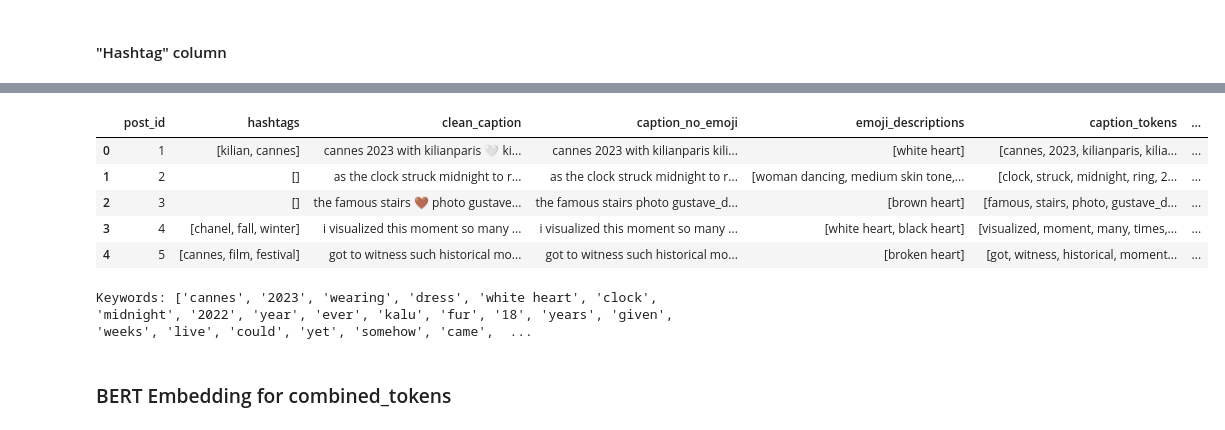
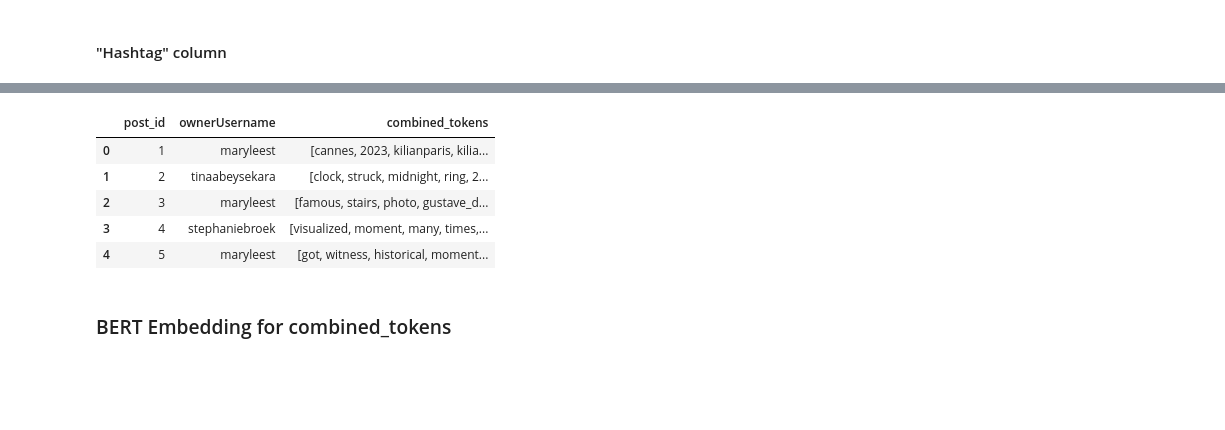
Before and after one commit to 23092003e/A-Fashion-Recommendation-System-via-Sequence-Mining-on-Social-Media-, a Jupyter notebook: notebooks/data_preprocess.ipynb, the cells around one changed output, grey strips where cells are left out. Cells and saved outputs as stored; diff of their text form; code cells hidden in the pictures; blank space fills up the shorter version.

```diff
--- a/notebooks/data_preprocess.ipynb
+++ b/notebooks/data_preprocess.ipynb
@@ -31,7 +31,7 @@ True
 posts_path =r"C:\Users\ADMIN\Desktop\ITDSIU21099_HoangVanManh\Fashion-Marketing-Automation-Solutions\data\processed\posts.csv"
 df = pd.read_csv(r"C:\Users\ADMIN\Desktop\ITDSIU21099_HoangVanManh\Fashion-Marketing-Automation-Solutions\data\processed\posts.csv")
 # Drop column type and image
-df = df.drop(columns=['type', 'image'])
+df = df.drop(columns=['image'])
 # %% [markdown]
 ## Data Pre-Processing
 # %%
@@ -125,7 +142,7 @@ dtype: object
 # %%
 # Clean caption
 def clean_caption(text):
-    if pd.isna(text) or text == 'NaN':
+    if pd.isna(text) or text == '':
         return ""
     text = re.sub(r'http\S+|www\S+|https\S+', '', text)
     text = re.sub(r'[^\w\s\U0001F000-\U0001F9FF]', ' ', text)
@@ -201,24 +218,15 @@ df.head()
 | 3 | 4 | 2023-03-07 19:30:42+00:00 | stephaniebroek | I visualized this moment so many ... | [chanel, fall, winter] | 4764 | 215 | i visualized this moment so many ... | ... |
 | 4 | 5 | 2023-05-23 21:11:12+00:00 | maryleest | Got to witness such historical mo... | [cannes, film, festival] | 13379 | 123 | got to witness such historical mo... | ... |
 # %%
-df_processed = df[['post_id', 'hashtags', 'clean_caption', 'caption_no_emoji','emoji_descriptions', 'caption_tokens', 'combined_tokens']]
+df_processed = df[['post_id', 'ownerUsername', 'combined_tokens']]
 df_processed.head(5)
 # %% [output]
-|  | post_id | hashtags | clean_caption | caption_no_emoji | emoji_descriptions | caption_tokens | ... |
-| 0 | 1 | [kilian, cannes] | cannes 2023 with kilianparis 🤍 ki... | cannes 2023 with kilianparis kili... | [white heart] | [cannes, 2023, kilianparis, kilia... | ... |
-| 1 | 2 | [] | as the clock struck midnight to r... | as the clock struck midnight to r... | [woman dancing, medium skin tone,... | [clock, struck, midnight, ring, 2... | ... |
-| 2 | 3 | [] | the famous stairs 🤎 photo gustave... | the famous stairs photo gustave_d... | [brown heart] | [famous, stairs, photo, gustave_d... | ... |
-| 3 | 4 | [chanel, fall, winter] | i visualized this moment so many ... | i visualized this moment so many ... | [white heart, black heart] | [visualized, moment, many, times,... | ... |
-| 4 | 5 | [cannes, film, festival] | got to witness such historical mo... | got to witness such historical mo... | [broken heart] | [got, witness, historical, moment... | ... |
+|  | post_id | ownerUsername | combined_tokens |
+| 0 | 1 | maryleest | [cannes, 2023, kilianparis, kilia... |
+| 1 | 2 | tinaabeysekara | [clock, struck, midnight, ring, 2... |
+| 2 | 3 | maryleest | [famous, stairs, photo, gustave_d... |
+| 3 | 4 | stephaniebroek | [visualized, moment, many, times,... |
+| 4 | 5 | maryleest | [got, witness, historical, moment... |
-# %%
-from collections import Counter
-all_tokens = sum(df['combined_tokens'], [])
-word_freq = Counter(all_tokens)  # Đếm số lần xuất hiện của từng từ
-
-keywords = [word for word, freq in word_freq.items() if freq > 1]
-print("Keywords:", keywords)
-# %% [output]
-Keywords: ['cannes', '2023', 'wearing', 'dress', 'white heart', 'clock', 'midnight', '2022', 'year', 'ever', 'kalu', 'fur', '18', 'years', 'given', 'weeks', 'live', 'could', 'yet', 'somehow', 'came',  ...
 # %% [markdown]
 ### BERT Embedding for combined_tokens
 # %%
```
Also changed, not shown: parts of 7 cells of this notebook, 1 other file.
